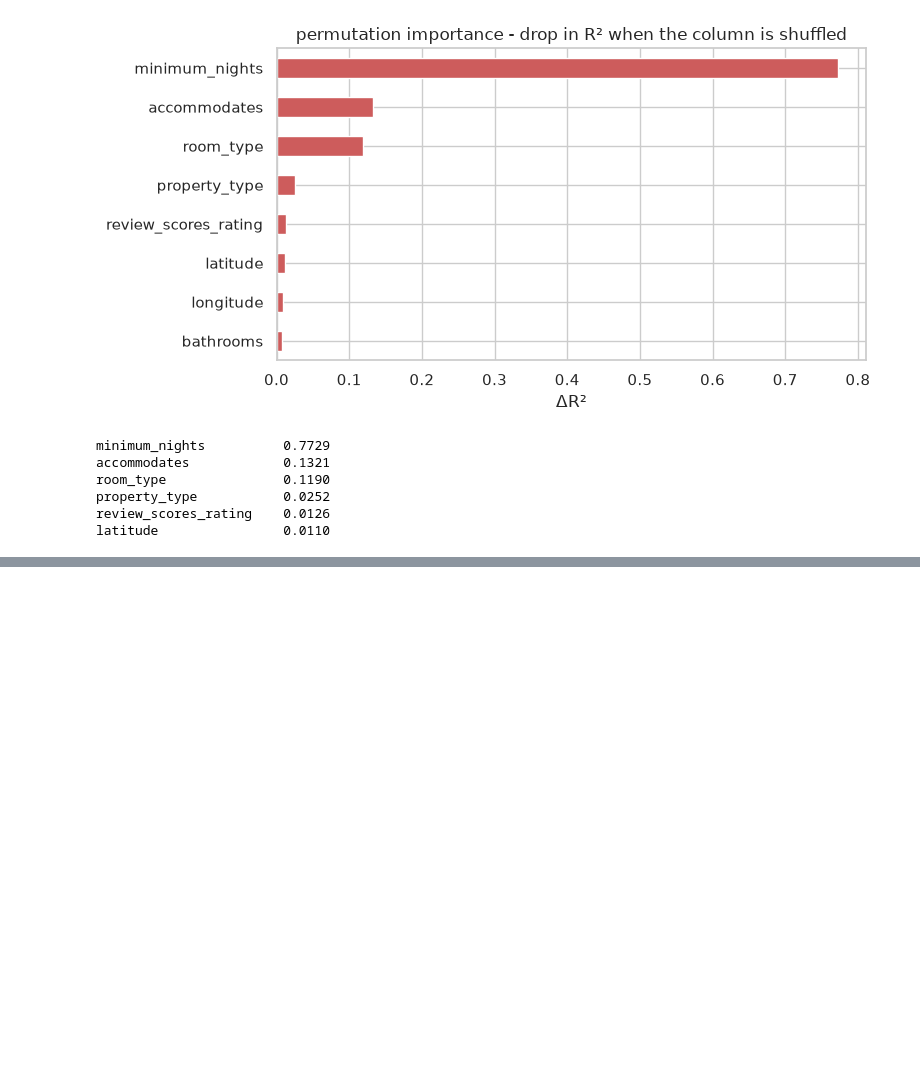
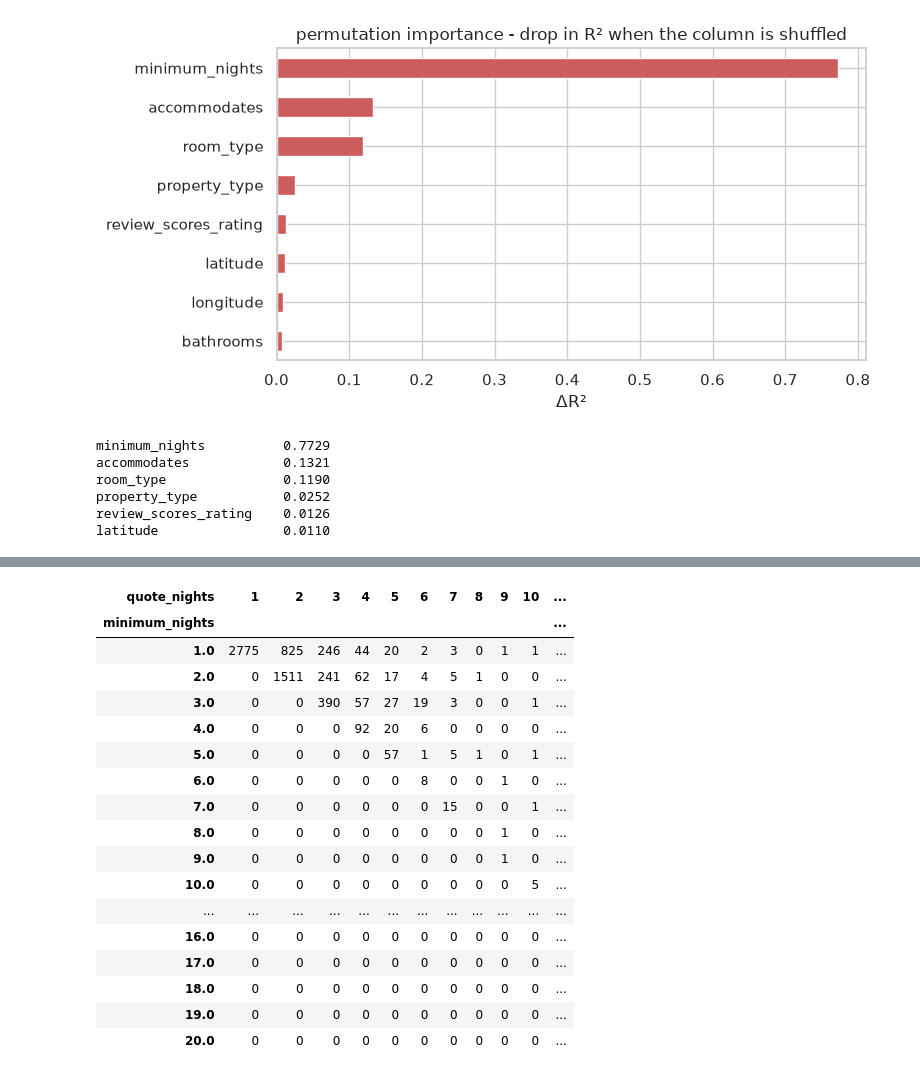
Before and after one commit to Mantasarr/DS-ML-DL-Course-Masters1-MIAS, a Jupyter notebook: notebooks/Sessions.ipynb, the cells around one changed output, grey strips where cells are left out. Saved outputs shown, nothing was run; the diff lists cells and outputs as text; code cells hidden in the pictures; blank space fills up the shorter version.

```diff
--- a/notebooks/Sessions.ipynb
+++ b/notebooks/Sessions.ipynb
@@ -2812,0 +2873,67 @@ print(ranked.head(6).round(4).to_string())
+# %%
+# TODO: Work out why minimum_nights is so predictive of price.
+#
+# We compare the quoted stay duration with minimum_nights.
+
+# 1. Convert the quote dates to datetime
+checkin = pd.to_datetime(work["price_quote_checkin_date"], errors="coerce")
+checkout = pd.to_datetime(work["price_quote_checkout_date"], errors="coerce")
+
+# 2. Calculate the number of nights in the quoted stay
+quote_nights = (checkout - checkin).dt.days
+
+# 3. Display the quote dates, minimum_nights and quoted duration
+quote_analysis = work[
+    [
+        "price_quote_checkin_date",
+        "price_quote_checkout_date",
+        "minimum_nights",
+    ]
+].copy()
+
+quote_analysis["quote_nights"] = quote_nights
+
+display(quote_analysis.head(20))
+
+# 4. Check the distribution of the quoted stay duration
+print("Quoted stay duration:")
+display(quote_nights.describe())
+
+# 5. Compare quote duration with minimum_nights
+comparison = pd.DataFrame({
+    "minimum_nights": work["minimum_nights"],
+    "quote_nights": quote_nights,
+})
+
+display(comparison.head(20))
+
+# 6. Calculate the difference
+comparison["difference"] = (
+    comparison["quote_nights"] - comparison["minimum_nights"]
+)
+
+print("Difference between quoted nights and minimum_nights:")
+display(comparison["difference"].describe())
+
+# 7. Measure how often the two values are equal
+valid_comparison = comparison.dropna()
+
+same_duration = (
+    valid_comparison["quote_nights"]
+    == valid_comparison["minimum_nights"]
+)
+
+print(
+    f"Same duration: {same_duration.mean():.1%} "
+    f"of observations"
+)
+
+# 8. Show the most frequent combinations
+print("Most frequent combinations:")
+display(
+    pd.crosstab(
+        comparison["minimum_nights"],
+        comparison["quote_nights"]
+    ).iloc[:20, :20]
+)
+# %% [output]
@@ -2812,0 +2996,18 @@ print(ranked.head(6).round(4).to_string())
+| quote_nights | 1 | 2 | 3 | 4 | 5 | 6 | 7 | 8 | 9 | 10 | ... |
+| minimum_nights |  |  |  |  |  |  |  |  |  |  | ... |
+| 1.0 | 2775 | 825 | 246 | 44 | 20 | 2 | 3 | 0 | 1 | 1 | ... |
+| 2.0 | 0 | 1511 | 241 | 62 | 17 | 4 | 5 | 1 | 0 | 0 | ... |
+| 3.0 | 0 | 0 | 390 | 57 | 27 | 19 | 3 | 0 | 0 | 1 | ... |
+| 4.0 | 0 | 0 | 0 | 92 | 20 | 6 | 0 | 0 | 0 | 0 | ... |
+| 5.0 | 0 | 0 | 0 | 0 | 57 | 1 | 5 | 1 | 0 | 1 | ... |
+| 6.0 | 0 | 0 | 0 | 0 | 0 | 8 | 0 | 0 | 1 | 0 | ... |
+| 7.0 | 0 | 0 | 0 | 0 | 0 | 0 | 15 | 0 | 0 | 1 | ... |
+| 8.0 | 0 | 0 | 0 | 0 | 0 | 0 | 0 | 0 | 1 | 0 | ... |
+| 9.0 | 0 | 0 | 0 | 0 | 0 | 0 | 0 | 0 | 1 | 0 | ... |
+| 10.0 | 0 | 0 | 0 | 0 | 0 | 0 | 0 | 0 | 0 | 5 | ... |
+| ... | ... | ... | ... | ... | ... | ... | ... | ... | ... | ... | ... |
+| 16.0 | 0 | 0 | 0 | 0 | 0 | 0 | 0 | 0 | 0 | 0 | ... |
+| 17.0 | 0 | 0 | 0 | 0 | 0 | 0 | 0 | 0 | 0 | 0 | ... |
+| 18.0 | 0 | 0 | 0 | 0 | 0 | 0 | 0 | 0 | 0 | 0 | ... |
+| 19.0 | 0 | 0 | 0 | 0 | 0 | 0 | 0 | 0 | 0 | 0 | ... |
+| 20.0 | 0 | 0 | 0 | 0 | 0 | 0 | 0 | 0 | 0 | 0 | ... |
```
Also changed, not shown: parts of 20 cells of this notebook.
